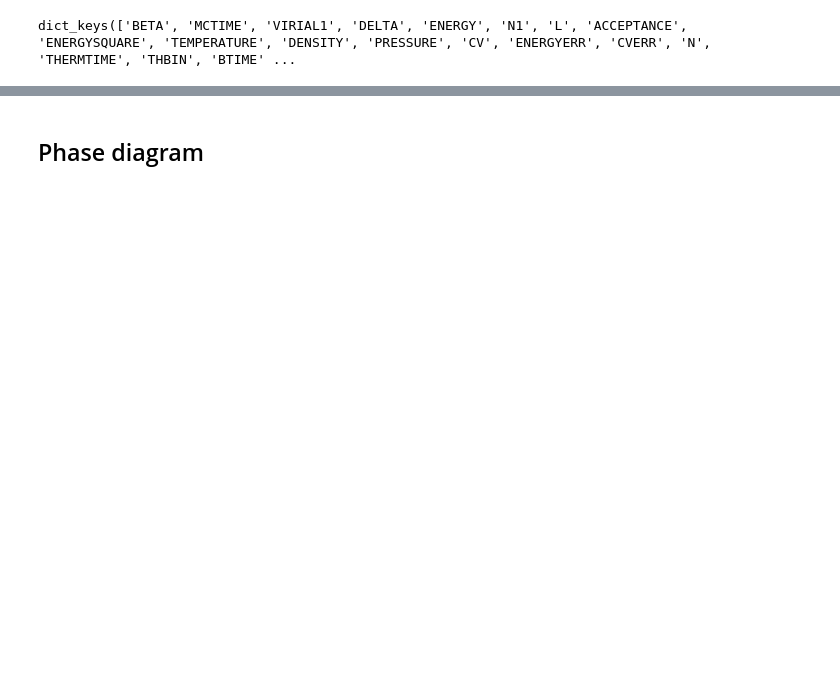
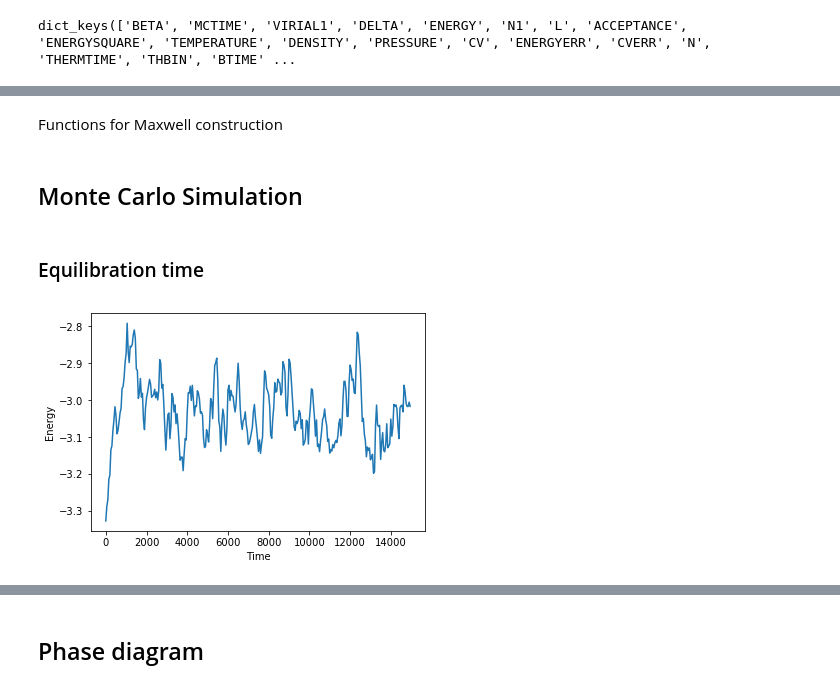
Before and after one commit to suracefm/lennardjonesmc, a Jupyter notebook: LennardJones-Copy1.ipynb, the cells around one changed output, grey strips where cells are left out. Drawn from its saved outputs; the diff is of its cells as text; code cells hidden in the pictures; blank space fills up the shorter version.

Commit message:
more data

```diff
--- a/LennardJones-Copy1.ipynb
+++ b/LennardJones-Copy1.ipynb
@@ -139,4 +152,6 @@ def get_mcdata(file):
     else: d['CVERR']=np.nan
     d['CORRTIME']=d['ENERGYERR']**2*d['MCTIME']*d['BETA']**2/d['CV']
     return d
+# %% [markdown]
+Functions for Maxwell construction
 # %%
@@ -231,3 +261,25 @@ def maxwell_construction(P, V, T, Perr=0, P0err=0.00001):
     dVl=dP*np.abs((Vmax[0]-Vmin[0])/(Pmax-Pmin))
     dVr=dP*np.abs((Vmax[1]-Vmin[1])/(Pmax-Pmin))
     return Ptest, res[1], res[2], dP, dVl, dVr
+# %% [markdown]
+## Monte Carlo Simulation
+# %% [markdown]
+### Equilibration time
+# %%
+file = './data/first/test1.out'#, './data/phasediag2/test0085.out'
+simdata = get_mcdata(file)
+
+arr=np.genfromtxt(file, usemask=True, delimiter='\t')
+indmax=int(2*simdata['THERMTIME']/simdata['THBIN'])
+energyth, virth, rhokth = np.transpose(arr[:indmax])
+energybin, ensqbin, virbin =np.transpose(arr[indmax:])
+# %%
+f, ax = plt.subplots(1,1,figsize=(6,4))
+
+ax.plot(simdata['THBIN']*np.arange(len(rhokth)),energyth)
+ax.set_xlabel('Time')
+ax.set_ylabel('Energy')
+
+plt.show()
+# %% [output]
+[figure, added]
```
Also changed, not shown: parts of 62 cells of this notebook, 43 other files.
